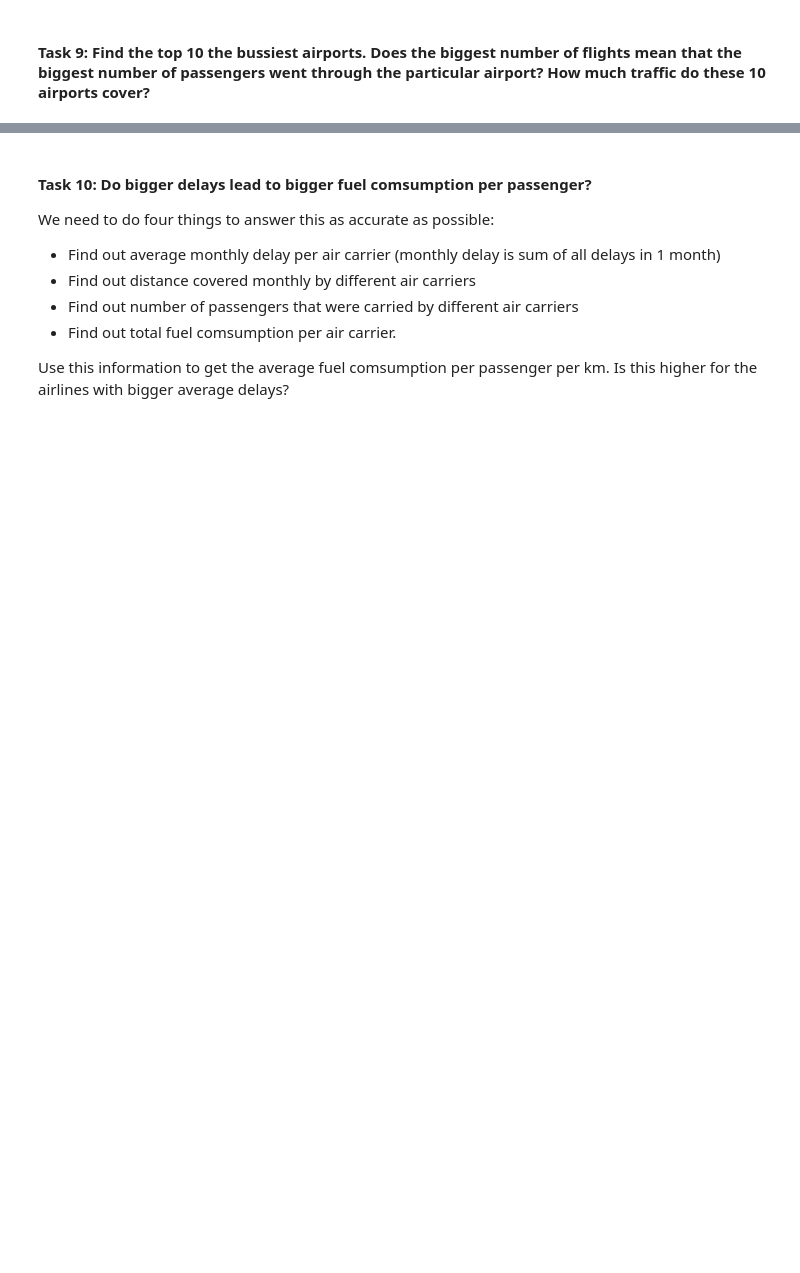
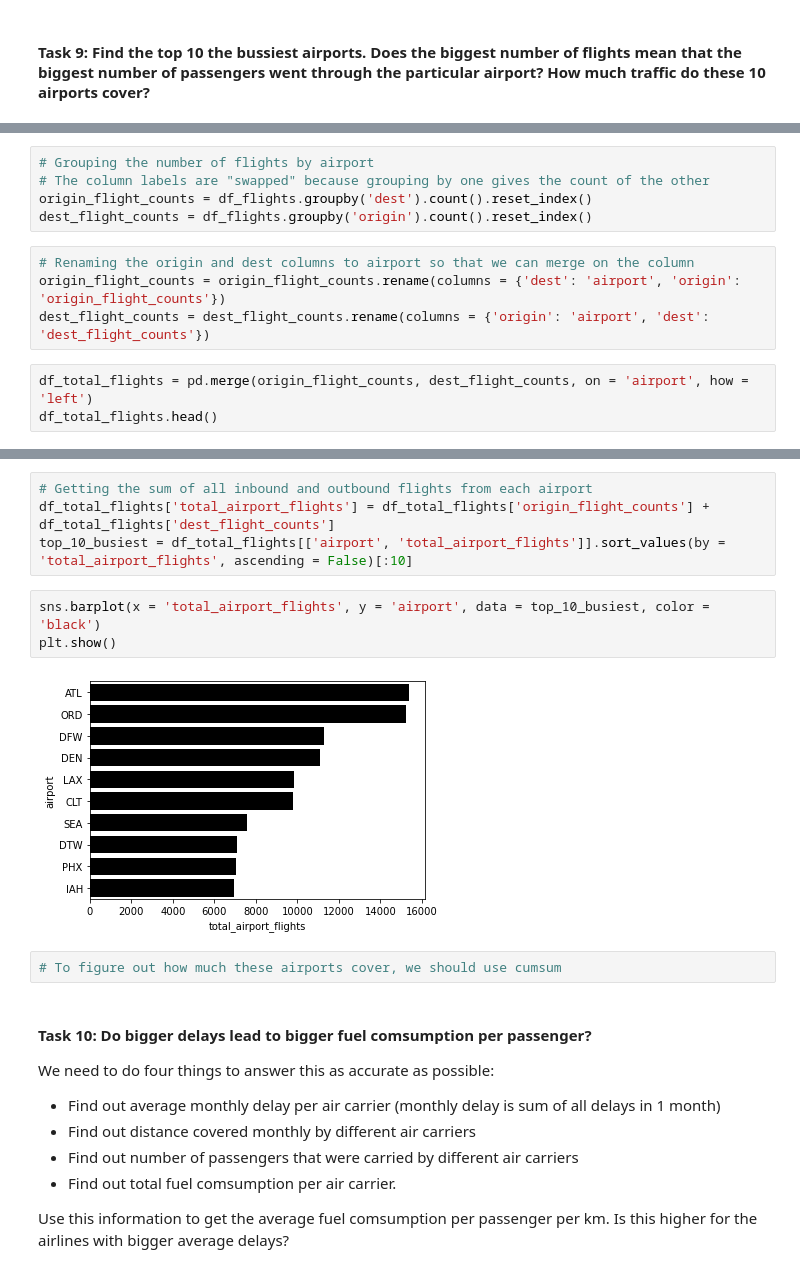
Before and after one commit to elslb/airline_delay_project, a Jupyter notebook: exploratory_analysis.ipynb, the cells around one changed output, grey strips where cells are left out. Cells and saved outputs as stored; diff of their text form; blank space fills up the shorter version.

```diff
--- a/exploratory_analysis.ipynb
+++ b/exploratory_analysis.ipynb
@@ -358,0 +363,12 @@ plot = sns.scatterplot(data = df, x = 'air_time', y = 'dep_time', hue = df['time
+# %%
+# Grouping the number of flights by airport
+# The column labels are "swapped" because grouping by one gives the count of the other
+origin_flight_counts = df_flights.groupby('dest').count().reset_index()
+dest_flight_counts = df_flights.groupby('origin').count().reset_index()
+# %%
+# Renaming the origin and dest columns to airport so that we can merge on the column
+origin_flight_counts = origin_flight_counts.rename(columns = {'dest': 'airport', 'origin': 'origin_flight_counts'})
+dest_flight_counts = dest_flight_counts.rename(columns = {'origin': 'airport', 'dest': 'dest_flight_counts'})
+# %%
+df_total_flights = pd.merge(origin_flight_counts, dest_flight_counts, on = 'airport', how = 'left')
+df_total_flights.head()
@@ -359,3 +382,14 @@ plot = sns.scatterplot(data = df, x = 'air_time', y = 'dep_time', hue = df['time
+# %%
+# Getting the sum of all inbound and outbound flights from each airport
+df_total_flights['total_airport_flights'] = df_total_flights['origin_flight_counts'] + df_total_flights['dest_flight_counts']
+top_10_busiest = df_total_flights[['airport', 'total_airport_flights']].sort_values(by = 'total_airport_flights', ascending = False)[:10]
+# %%
+sns.barplot(x = 'total_airport_flights', y = 'airport', data = top_10_busiest, color = 'black')
+plt.show()
+# %% [output]
+[figure, added]
+# %%
+# To figure out how much these airports cover, we should use cumsum
 # %% [markdown]
 #### **Task 10**: Do bigger delays lead to bigger fuel comsumption per passenger?
 We need to do four things to answer this as accurate as possible:
```
Also changed, not shown: parts of 27 cells of this notebook.
